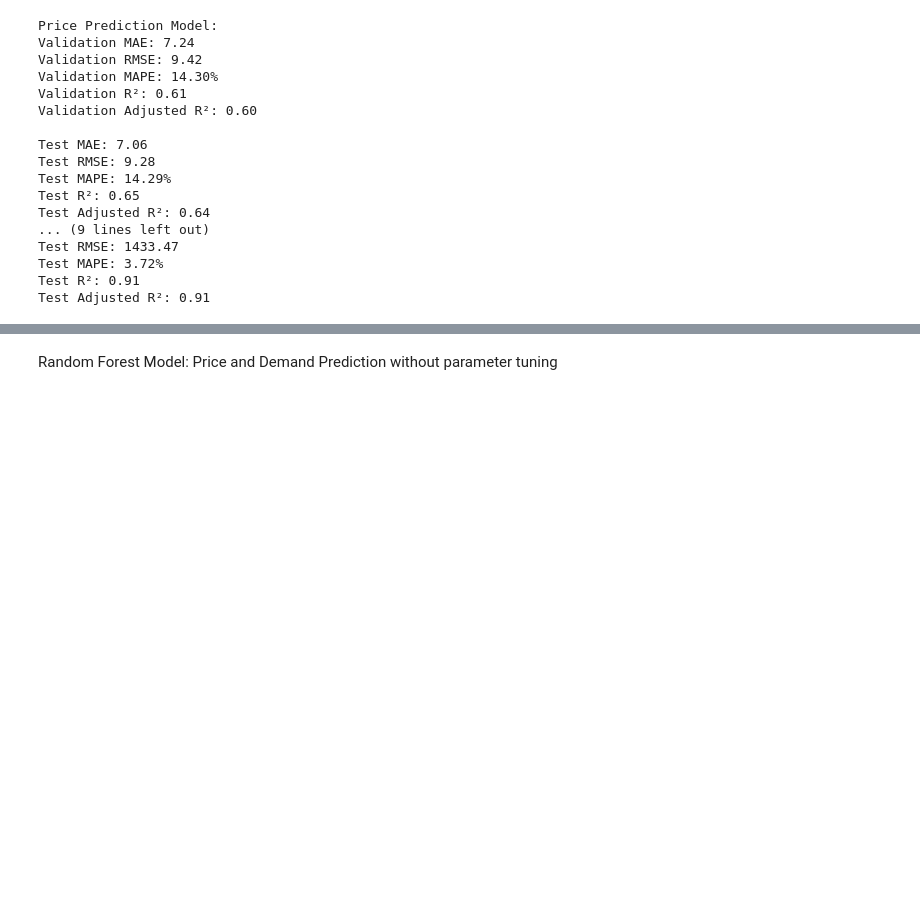
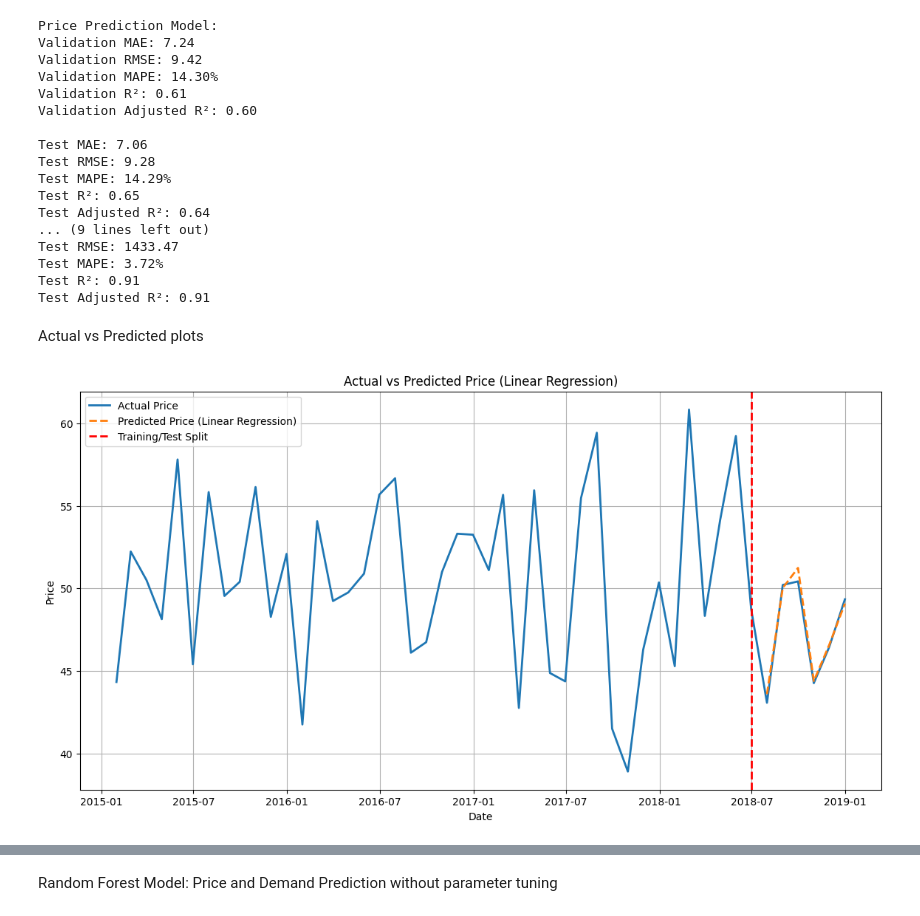
Before and after one commit to springboardmentor140/Electricity-Demand-Forecasting, a Jupyter notebook: K B Sree Parvathy/Electricity Demand And Price Forcasting Model.ipynb, the cells around one changed output, grey strips where cells are left out. Saved outputs shown, nothing was run; the diff lists cells and outputs as text; code cells hidden in the pictures; blank space fills up the shorter version.

```diff
--- a/K B Sree Parvathy/Electricity Demand And Price Forcasting Model.ipynb
+++ b/K B Sree Parvathy/Electricity Demand And Price Forcasting Model.ipynb
@@ -1018,3 +1018,54 @@ Test RMSE: 1433.47
 Test MAPE: 3.72%
 Test R²: 0.91
 Test Adjusted R²: 0.91
+# %% [markdown]
+Actual vs Predicted plots
+# %%
+#price
+import matplotlib.pyplot as plt
+import pandas as pd
+import numpy as np
+
+# Date ranges
+train_dates = pd.date_range(start='2015-01-01', end='2018-06-30', freq='D')
+test_dates = pd.date_range(start='2018-07-01', end='2018-12-31', freq='D')
+
+# Sample data for demonstration
+train_actual_prices = np.random.rand(len(train_dates)) * 100
+test_actual_prices = np.random.rand(len(test_dates)) * 100
+
+# Dummy predictions (replace these with actual predictions from your models)
+test_predicted_prices_lr = test_actual_prices + (np.random.rand(len(test_dates)) - 0.5) * 10
+test_predicted_prices_gb = test_actual_prices + (np.random.rand(len(test_dates)) - 0.5) * 10
+test_predicted_prices_gb_tuned = test_actual_prices + (np.random.rand(len(test_dates)) - 0.5) * 10
+test_predicted_prices_rf = test_actual_prices + (np.random.rand(len(test_dates)) - 0.5) * 10
+test_predicted_prices_rf_tuned = test_actual_prices + (np.random.rand(len(test_dates)) - 0.5) * 10
+test_predicted_prices_lstm = test_actual_prices + (np.random.rand(len(test_dates)) - 0.5) * 10
+test_predicted_prices_lstm_tuned = test_actual_prices + (np.random.rand(len(test_dates)) - 0.5) * 10
+
+# Combine training and testing data
+dates = train_dates.append(test_dates)
+actual_prices = np.concatenate([train_actual_prices, test_actual_prices])
+
+# Function to plot actual vs predicted prices
+def plot_actual_vs_predicted(dates, actual_prices, predicted_prices, title):
+    df = pd.DataFrame({'Date': dates, 'Actual': actual_prices, 'Predicted': predicted_prices})
+    df.set_index('Date', inplace=True)
+    df_monthly = df.resample('M').mean()
+
+    plt.figure(figsize=(14, 7))
+    plt.plot(df_monthly.index, df_monthly['Actual'], label='Actual Price', linewidth=2)
+    plt.plot(df_monthly.index, df_monthly['Predicted'], label=f'Predicted Price ({title})', linewidth=2, linestyle='--')
+    plt.axvline(x=pd.to_datetime('2018-06-30'), color='r', linestyle='--', linewidth=2, label='Training/Test Split')
+    plt.xlabel('Date')
+    plt.ylabel('Price')
+    plt.title(f'Actual vs Predicted Price ({title})')
+    plt.legend()
+    plt.grid(True)
+    plt.show()
+
+# Linear Regression
+predicted_prices_lr = np.concatenate([np.full(len(train_dates), np.nan), test_predicted_prices_lr])
+plot_actual_vs_predicted(dates, actual_prices, predicted_prices_lr, 'Linear Regression')
+# %% [output]
+[figure, added]
```
Also changed, not shown: parts of 19 cells of this notebook, 2 other files.
